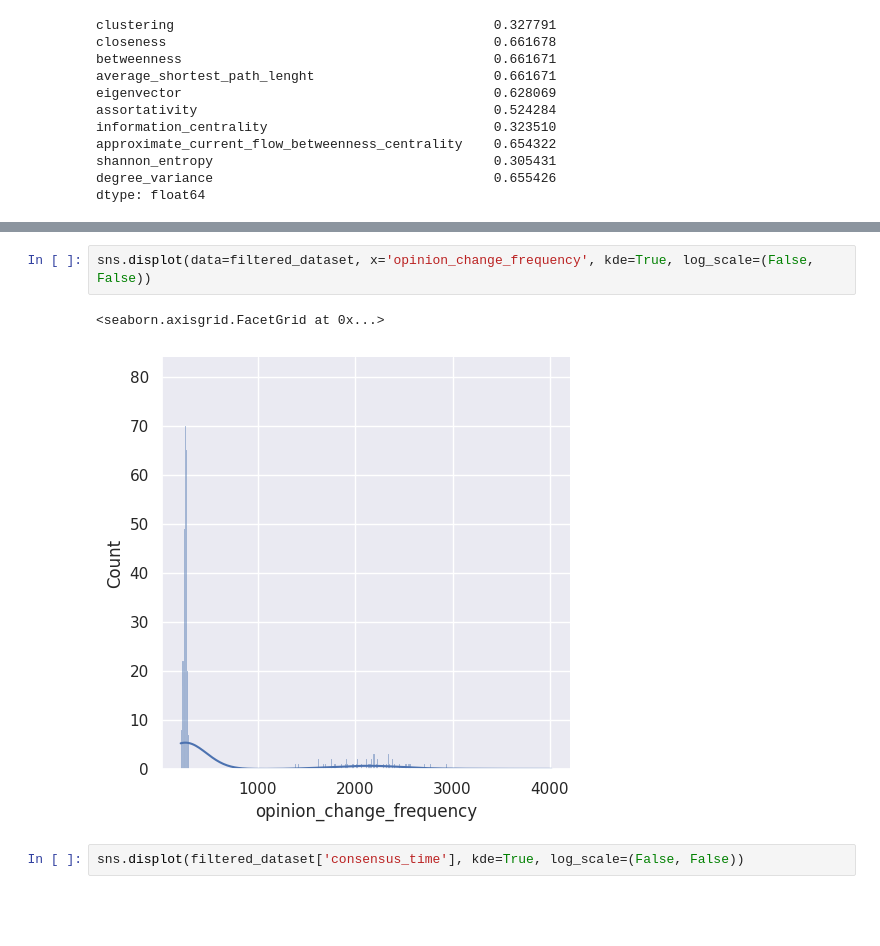
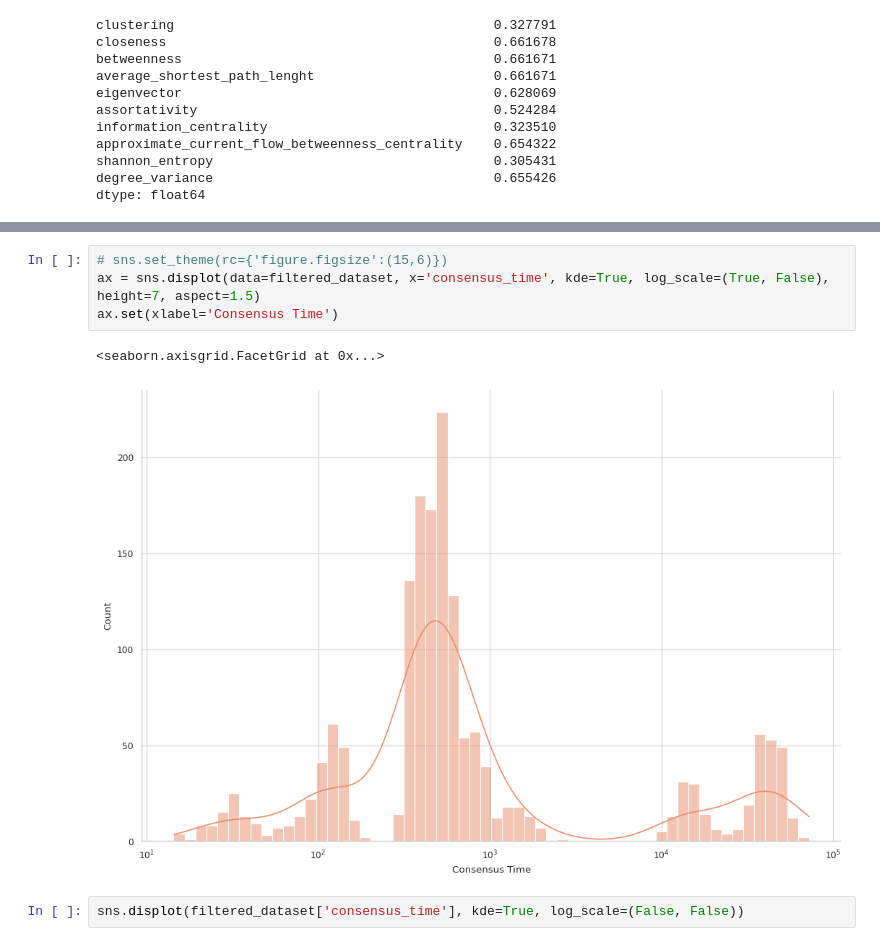
Before and after one commit to vitorfrois/SznajdNetworks, a Jupyter notebook: src/notebooks/1_EDA.ipynb, the cells around one changed output, grey strips where cells are left out. Cells and saved outputs as stored; diff of their text form; blank space fills up the shorter version.

```diff
--- a/src/notebooks/1_EDA.ipynb
+++ b/src/notebooks/1_EDA.ipynb
@@ -144,8 +161,10 @@ dataset.pivot(columns='type')[['opinion_change_frequency']].describe()
-# %%
-sns.displot(data=filtered_dataset, x='opinion_change_frequency', kde=True, log_scale=(False, False))
-# %% [output]
-<seaborn.axisgrid.FacetGrid at 0x...>
-[figure, removed]
+# %%
+# sns.set_theme(rc={'figure.figsize':(15,6)})
+ax = sns.displot(data=filtered_dataset, x='consensus_time', kde=True, log_scale=(True, False), height=7, aspect=1.5)
+ax.set(xlabel='Consensus Time')
+# %% [output]
+<seaborn.axisgrid.FacetGrid at 0x...>
+[figure, added]
 # %%
 sns.displot(filtered_dataset['consensus_time'], kde=True, log_scale=(False, False))
 # %% [output]
```
Also changed, not shown: parts of 9 cells of this notebook, 3 other files.
